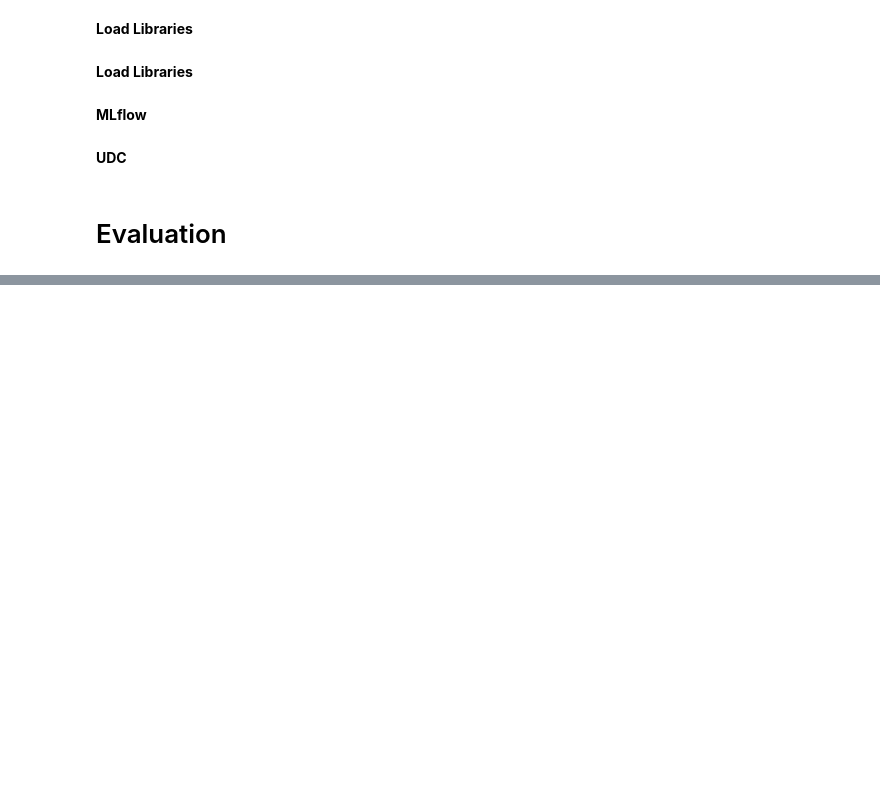
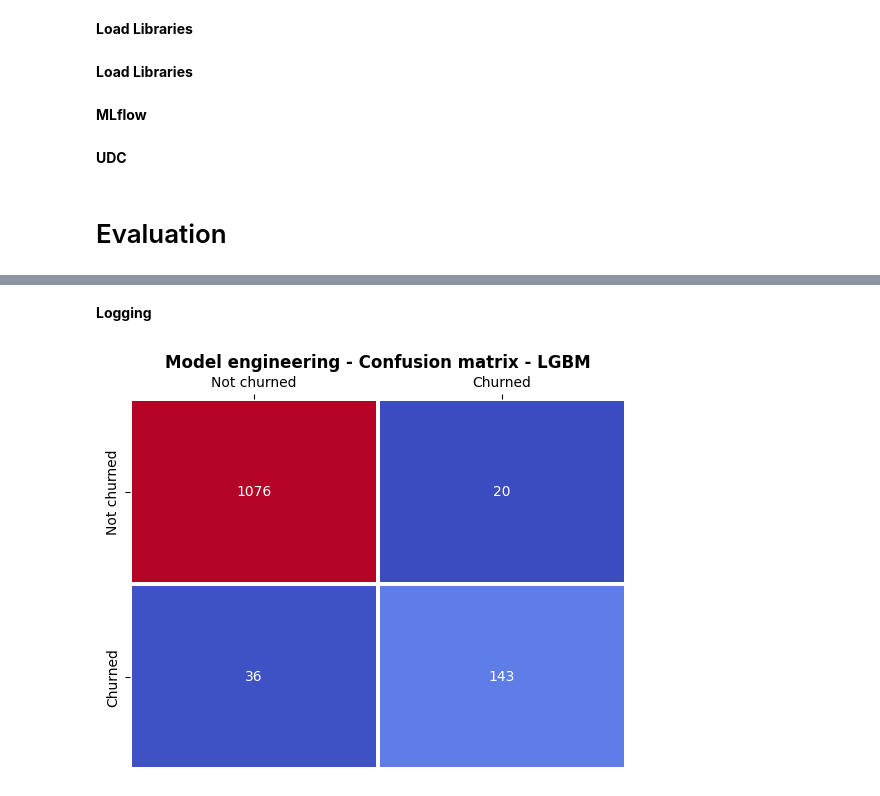
Before and after one commit to hyugai/ML-Marketing-CustomerChurn-2020KaggleCompetition, a Jupyter notebook: jupyter/model/INIT/me.ipynb, the cells around one changed output, grey strips where cells are left out. Cells and saved outputs as stored; diff of their text form; code cells hidden in the pictures; blank space fills up the shorter version.

```diff
--- a/jupyter/model/INIT/me.ipynb
+++ b/jupyter/model/INIT/me.ipynb
@@ -28,9 +31,9 @@ materials = prepare_data_to_train('../../../resource/data/cleaned.csv')
 # connect to local mlflow
 mlflow.set_tracking_uri('http://127.0.0.1:5000/')
 ##
-experiment_name = 'Model engineering'
+experiment_name = 'Model Engineering'
 try:
-    mlflow.create_experiment(name=experiment_name, artifact_location='../../../resource/mlflow/runs')
+    mlflow.create_experiment(name=experiment_name, artifact_location='resource/mlflow/runs')
 except:
     mlflow.set_experiment(experiment_name=experiment_name)
 # %% [markdown]
@@ -66,0 +114,24 @@ transfomers = UDC_Transformers()
+# %% [markdown]
+<b>Logging</b>
+# %%
+lgbm = LGBMClassifier(n_jobs=-1, verbose=-1, **study.best_params)
+pipeline = Pipeline([('fs', feature_selector), ('trans', transfomers),
+                     ('ros', RandomOverSampler()), ('LGBM', lgbm)])
+pipeline.fit(materials['X_train'], materials['y_train'])
+val_predictions = pipeline.predict(materials['X_test'])
+val_fbeta = fbeta_score(materials['y_test'], val_predictions, beta=2)
+
+conf_mat = confusion_matrix(materials['y_test'], val_predictions)
+fig, ax = plt.subplots()
+g = sns.heatmap(conf_mat, annot=True, fmt='.0f',
+                cmap='coolwarm', cbar=False, linewidths=1.5, ax=ax)
+g.xaxis.tick_top()
+g.set_xticklabels(['Not churned', 'Churned'])
+g.set_yticklabels(['Not churned', 'Churned'])
+g.set_title('Model engineering - Confusion matrix - LGBM',
+            fontdict=dict(weight='bold'))
+fig.savefig('../../../resource/jupyter/temp/me_conf_mat.png')
+
+plt.show()
+# %% [output]
+[figure, added]
```
Also changed, not shown: parts of 5 cells of this notebook, 8 other files.
